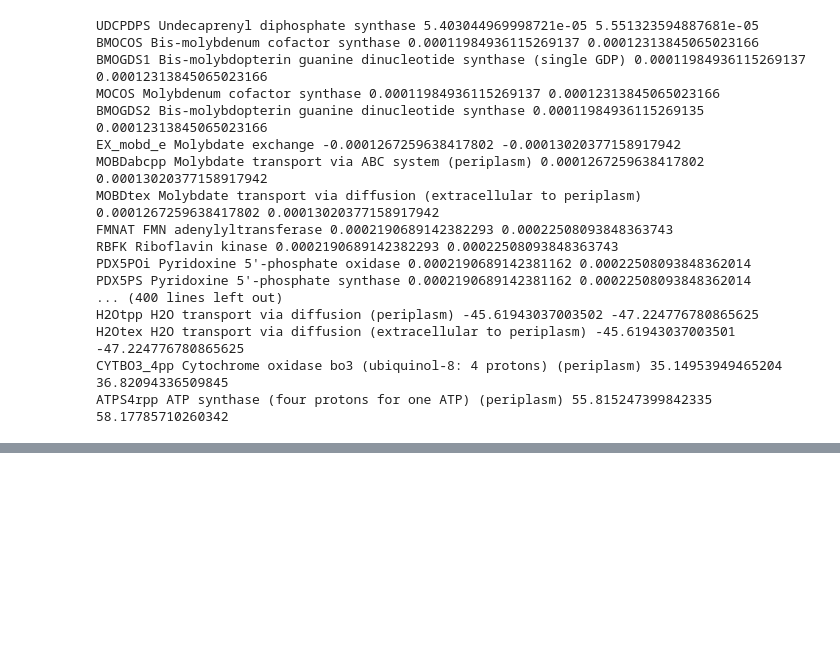
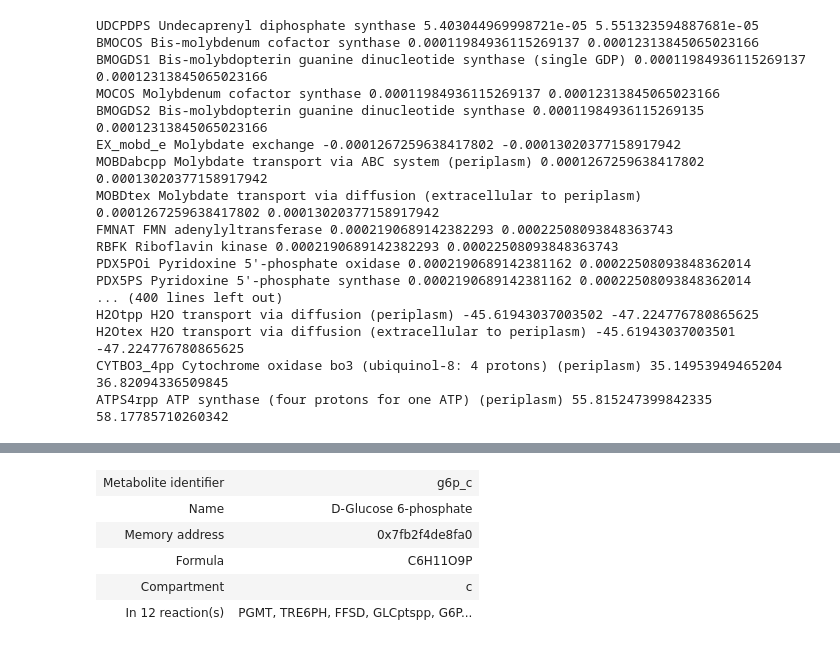
Before and after one commit to C-CoMP-STC/mit1002-cue-simulations, a Jupyter notebook: glc_ace_coutilization/e_coli_complete/glc_ace_escher_maps.ipynb, the cells around one changed output, grey strips where cells are left out. Cells and saved outputs as stored; diff of their text form; code cells hidden in the pictures; blank space fills up the shorter version.

```diff
--- a/glc_ace_coutilization/e_coli_complete/glc_ace_escher_maps.ipynb
+++ b/glc_ace_coutilization/e_coli_complete/glc_ace_escher_maps.ipynb
@@ -148,0 +163,9 @@ ATPS4rpp ATP synthase (four protons for one ATP) (periplasm) 55.815247399842335
+# %%
+model.metabolites.g6p_c
+# %% [output]
+| Metabolite identifier | g6p_c |
+| Name | D-Glucose 6-phosphate |
+| Memory address | 0x7fb2f4de8fa0 |
+| Formula | C6H11O9P |
+| Compartment | c |
+| In 12 reaction(s) | PGMT, TRE6PH, FFSD, GLCptspp, G6P... |
```
Also changed, not shown: parts of 3 cells of this notebook.
